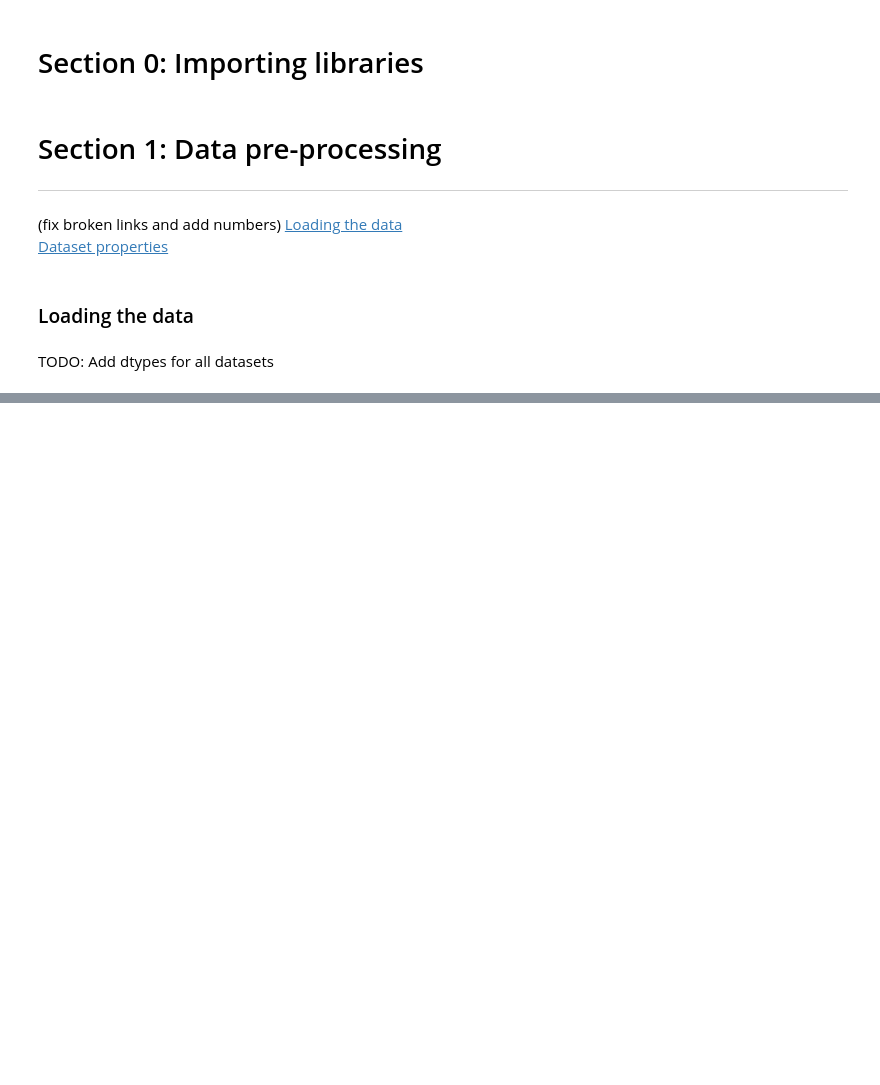
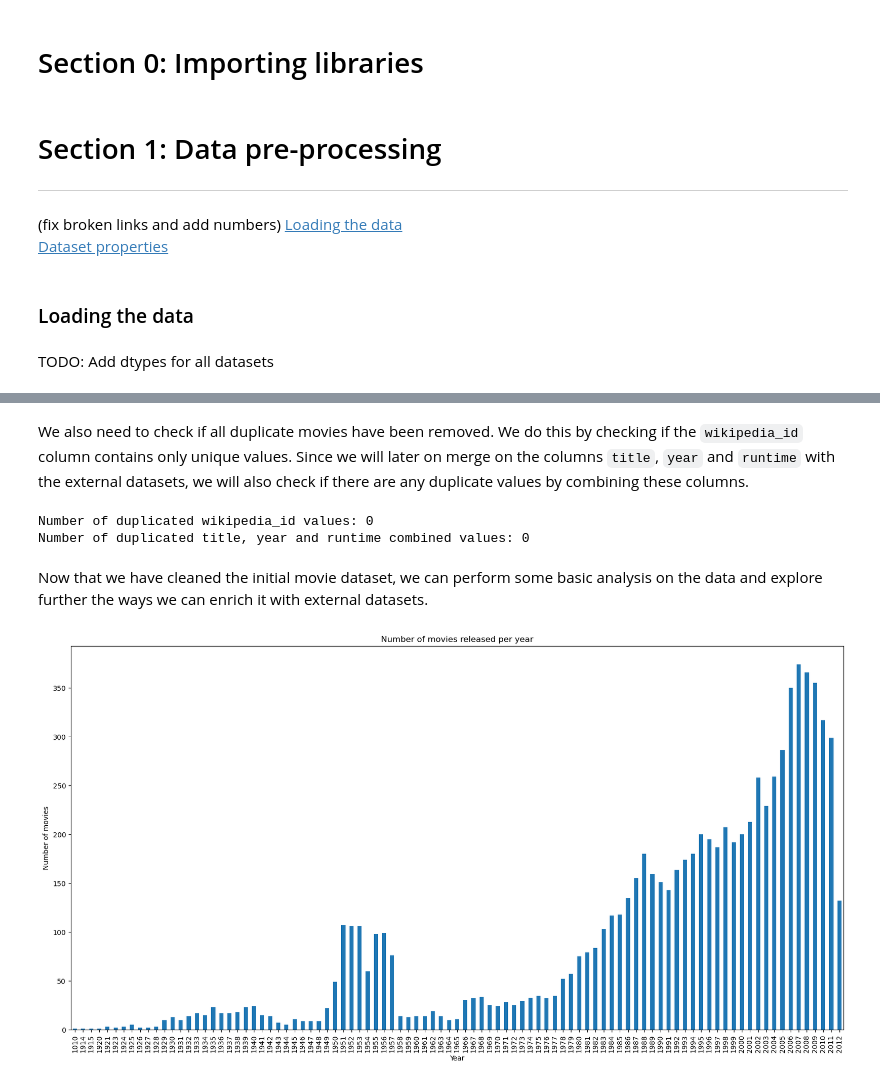
Before and after one commit to epfl-ada/ada-2023-project-fivefrenchspeakingpeoplenocap, a Jupyter notebook: loading_data.ipynb, the cells around one changed output, grey strips where cells are left out. Cells and saved outputs as stored; diff of their text form; code cells hidden in the pictures; blank space fills up the shorter version.

Commit message:
Add some analysis

```diff
--- a/loading_data.ipynb
+++ b/loading_data.ipynb
@@ -22,10 +68,3 @@ DATASET_PATH = {
-# %%
-# columns used when loading a specific dataset (for the attribute "names" in pandas.read_csv)
-DATASET_COLUMNS = {
-    "movie_metadata": ["wikipedia_id", "freebase_movie_id", "name", "release_date", "revenue", "runtime", "languages", "countries", "genres"],
-    "character_metadata": ["wikipedia_id", "freebase_movie_id", "release_date", "character_name", "birthday", "gender", "height", "ethnicity", "name", "age_at_release", "freebase_map", "freebase_char_id", "freebase_actor_id"],
-    "movie_budget": ["budget", "imdb_id", "original_title", "popularity", "release_date", "revenue", "runtime", "title", "vote_average", "vote_count"]
-}
 # %% [markdown]
 TODO: Add dtypes for all datasets
 # %%
@@ -123,0 +203,7 @@ Number of movies after filtering:  8401
+# %%
+# find the percentage of the dataframe reduction after dropping NaNs
+original_rows = movie_metadata.shape[0]
+print("Number of movies before dropping NaNs:", original_rows)
+movie_metadata = movie_metadata.dropna()
+print("Number of movies after dropping NaNs:", movie_metadata.shape[0])
+print("The dataset shrinked by {:.2f}%".format((original_rows - movie_metadata.shape[0]) / original_rows * 100))
@@ -123,0 +223,8 @@ Number of movies after filtering:  8401
+# %%
+# runtime was converted from float to string, so the substring ".0" needs to be removed
+movie_metadata["runtime"] = movie_metadata["runtime"].astype(str).str.replace(".0", "", regex=False)
+
+# make a column year extracting the year from the release date
+movie_metadata["year"] = movie_metadata["release_date"].str[:4]
+
+movie_metadata.sample(1)
@@ -123,0 +234,25 @@ Number of movies after filtering:  8401
+# %% [markdown]
+We also need to check if all duplicate movies have been removed. We do this by checking if the `wikipedia_id` column contains only unique values. Since we will later on merge on the columns `title`, `year` and `runtime` with the external datasets, we will also check if there are any duplicate values by combining these columns.
+# %%
+# check if wikipedia_id contains duplicated values
+print("Number of duplicated wikipedia_id values:", movie_metadata["wikipedia_id"].duplicated().sum())
+
+# check if title, year and runtime combined contain duplicated values
+print(
+    "Number of duplicated title, year and runtime combined values:",
+    movie_metadata[["title", "year", "runtime"]].duplicated().sum(),
+)
+# %% [output]
+Number of duplicated wikipedia_id values: 0
+Number of duplicated title, year and runtime combined values: 0
+# %% [markdown]
+Now that we have cleaned the initial movie dataset, we can perform some basic analysis on the data and explore further the ways we can enrich it with external datasets.
+# %%
+# plot number of movies released per year
+movie_metadata["year"].value_counts().sort_index().plot(kind="bar", figsize=(20, 10))
+plt.title("Number of movies released per year")
+plt.xlabel("Year")
+plt.ylabel("Number of movies")
+plt.show()
+# %% [output]
+[figure, added]
```
Also changed, not shown: parts of 54 cells of this notebook.
